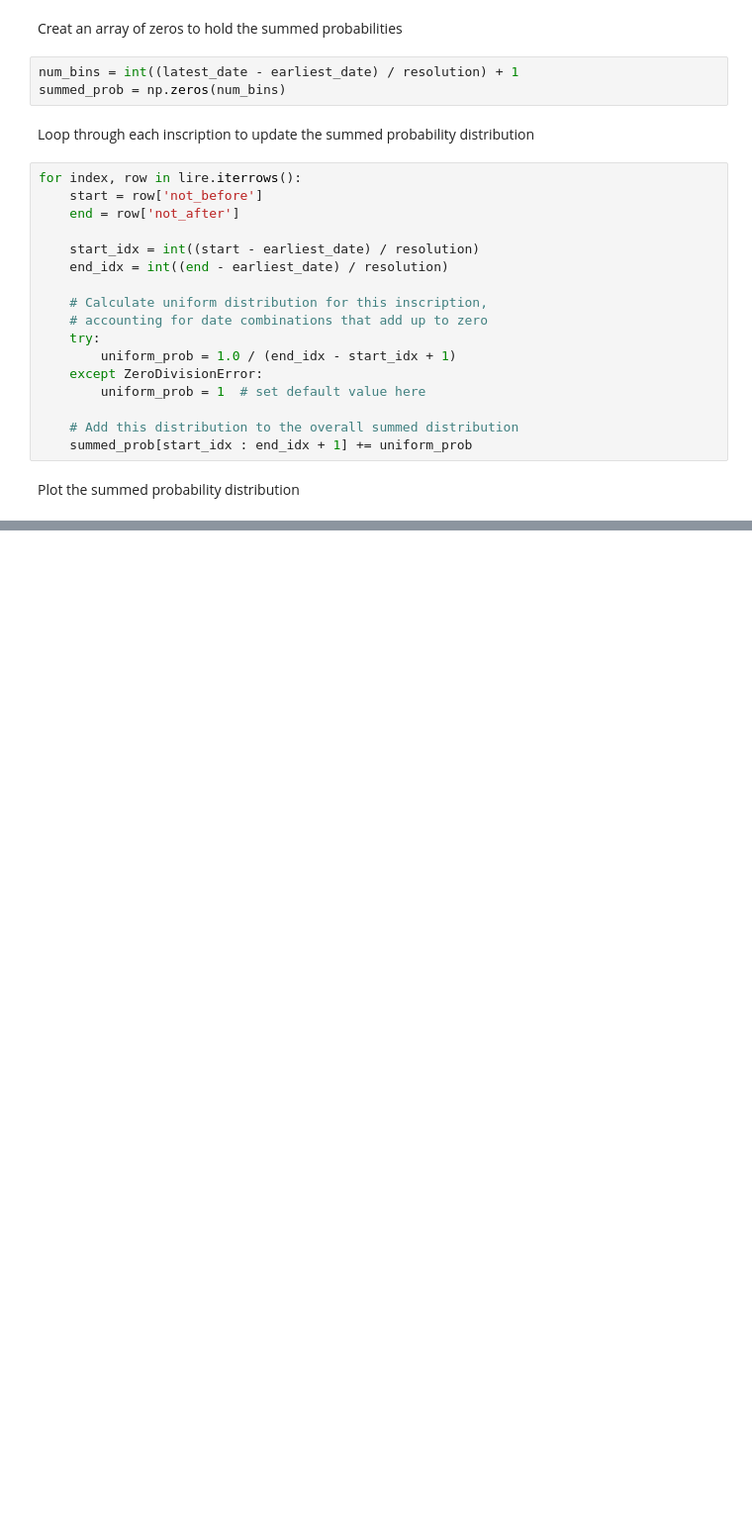
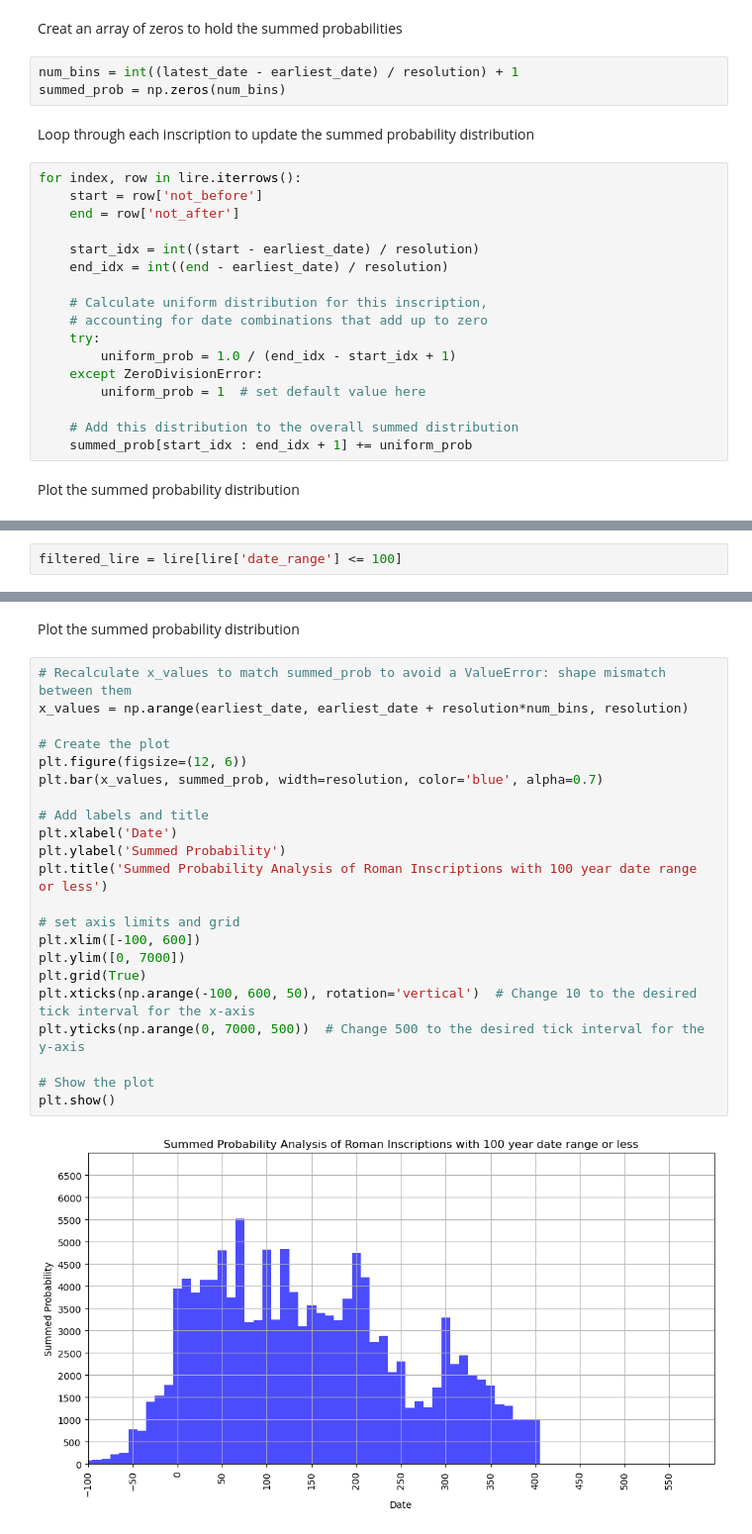
Before and after one commit to saross/inscriptions, a Jupyter notebook: inscriptions-spa.ipynb, the cells around one changed output, grey strips where cells are left out. Shown at 99% size. Saved outputs shown, nothing was run; the diff lists cells and outputs as text; blank space fills up the shorter version.

```diff
--- a/inscriptions-spa.ipynb
+++ b/inscriptions-spa.ipynb
@@ -148,0 +226,2 @@ plt.show()
+# %%
+filtered_lire = lire[lire['date_range'] <= 100]
@@ -148,0 +258,26 @@ plt.show()
+# %% [markdown]
+Plot the summed probability distribution
+# %%
+# Recalculate x_values to match summed_prob to avoid a ValueError: shape mismatch between them
+x_values = np.arange(earliest_date, earliest_date + resolution*num_bins, resolution)
+
+# Create the plot
+plt.figure(figsize=(12, 6))
+plt.bar(x_values, summed_prob, width=resolution, color='blue', alpha=0.7)
+
+# Add labels and title
+plt.xlabel('Date')
+plt.ylabel('Summed Probability')
+plt.title('Summed Probability Analysis of Roman Inscriptions with 100 year date range or less')
+
+# set axis limits and grid
+plt.xlim([-100, 600])
+plt.ylim([0, 7000])
+plt.grid(True)
+plt.xticks(np.arange(-100, 600, 50), rotation='vertical')  # Change 10 to the desired tick interval for the x-axis
+plt.yticks(np.arange(0, 7000, 500))  # Change 500 to the desired tick interval for the y-axis
+
+# Show the plot
+plt.show()
+# %% [output]
+[figure, added]
```
Also changed, not shown: parts of 21 cells of this notebook.
